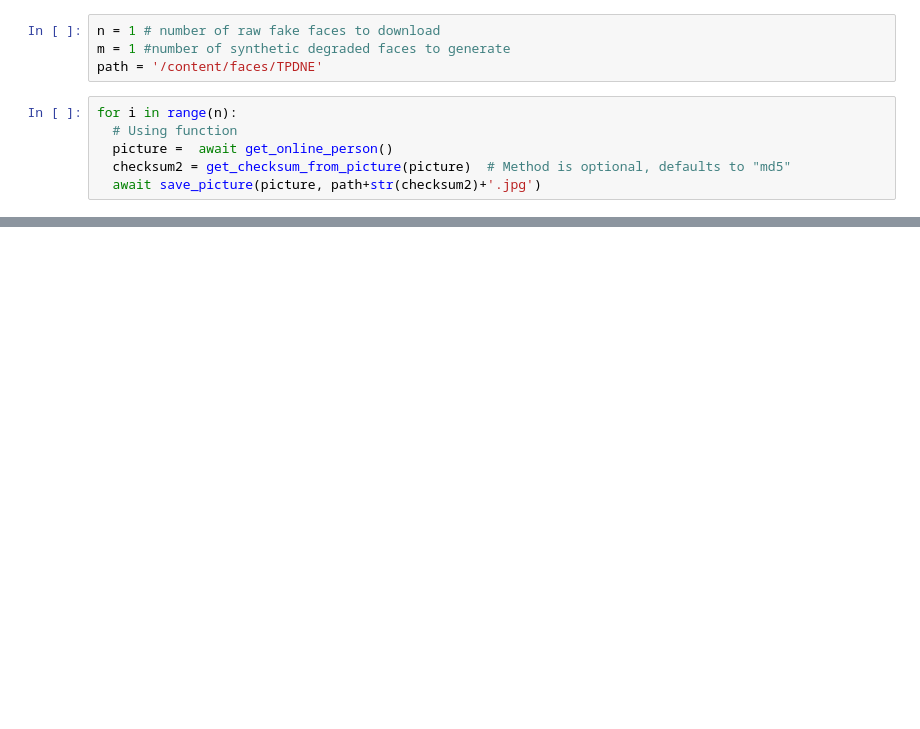
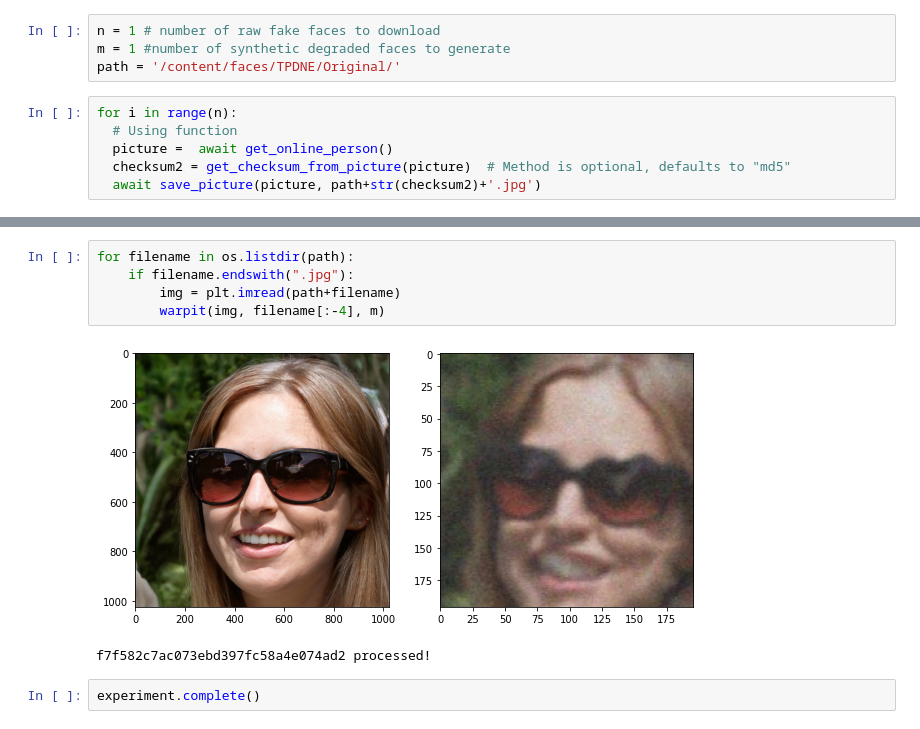
Before and after one commit to stbiadmin/myopia, a Jupyter notebook: image_degrader.ipynb, the cells around one changed output, grey strips where cells are left out. Saved outputs shown, nothing was run; the diff lists cells and outputs as text; blank space fills up the shorter version.

```diff
--- a/image_degrader.ipynb
+++ b/image_degrader.ipynb
@@ -38,7 +180,7 @@ IPython.version_info
 # %%
 n = 1 # number of raw fake faces to download
 m = 1 #number of synthetic degraded faces to generate
-path = '/content/faces/TPDNE'
+path = '/content/faces/TPDNE/Original/'
 # %%
 for i in range(n):
   # Using function
@@ -55,0 +198,10 @@ plt.show
+# %%
+for filename in os.listdir(path):
+    if filename.endswith(".jpg"):
+        img = plt.imread(path+filename)
+        warpit(img, filename[:-4], m)
+# %% [output]
+[figure, added]
+f7f582c7ac073ebd397fc58a4e074ad2 processed!
+# %%
+experiment.complete()
```
Also changed, not shown: parts of 13 cells of this notebook.
